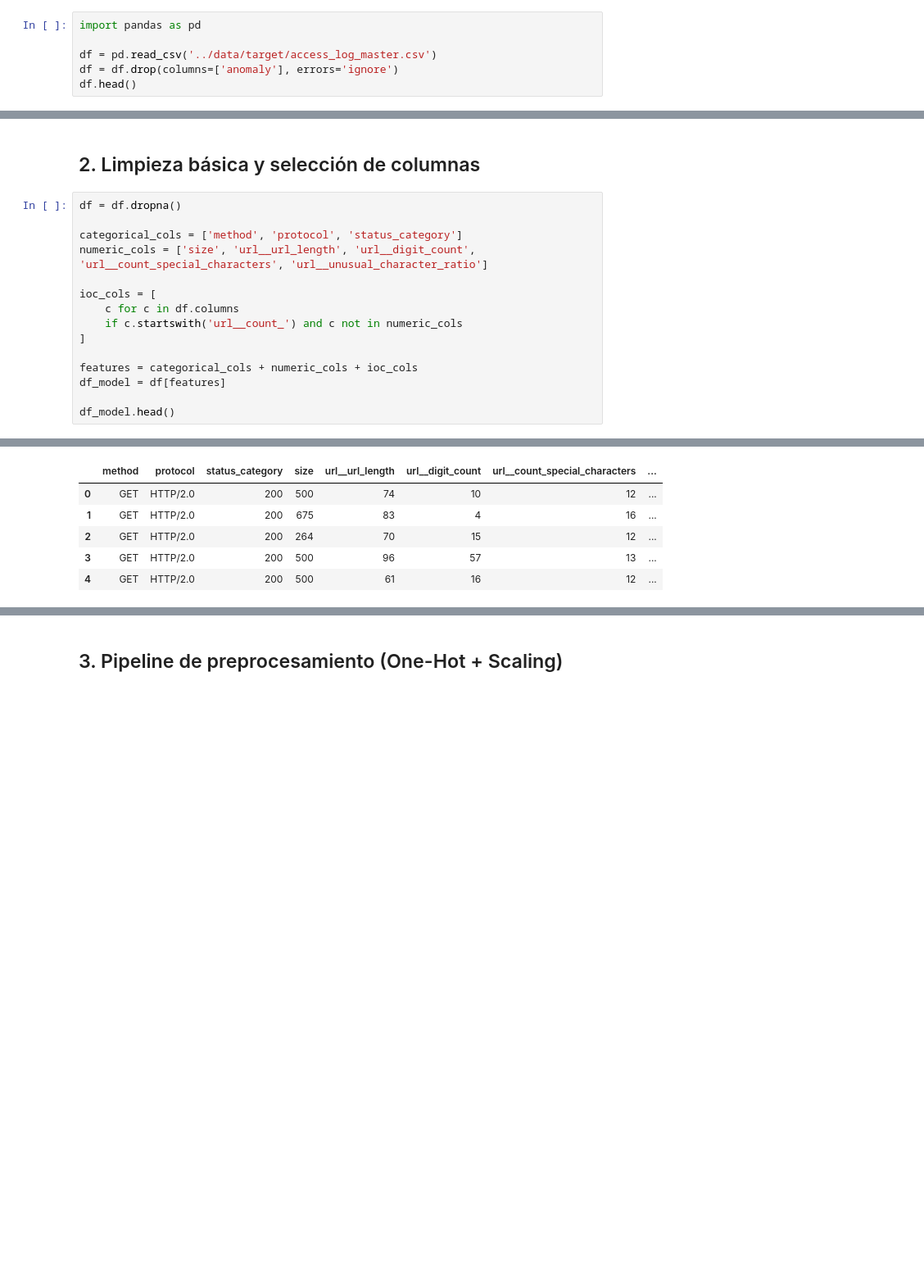
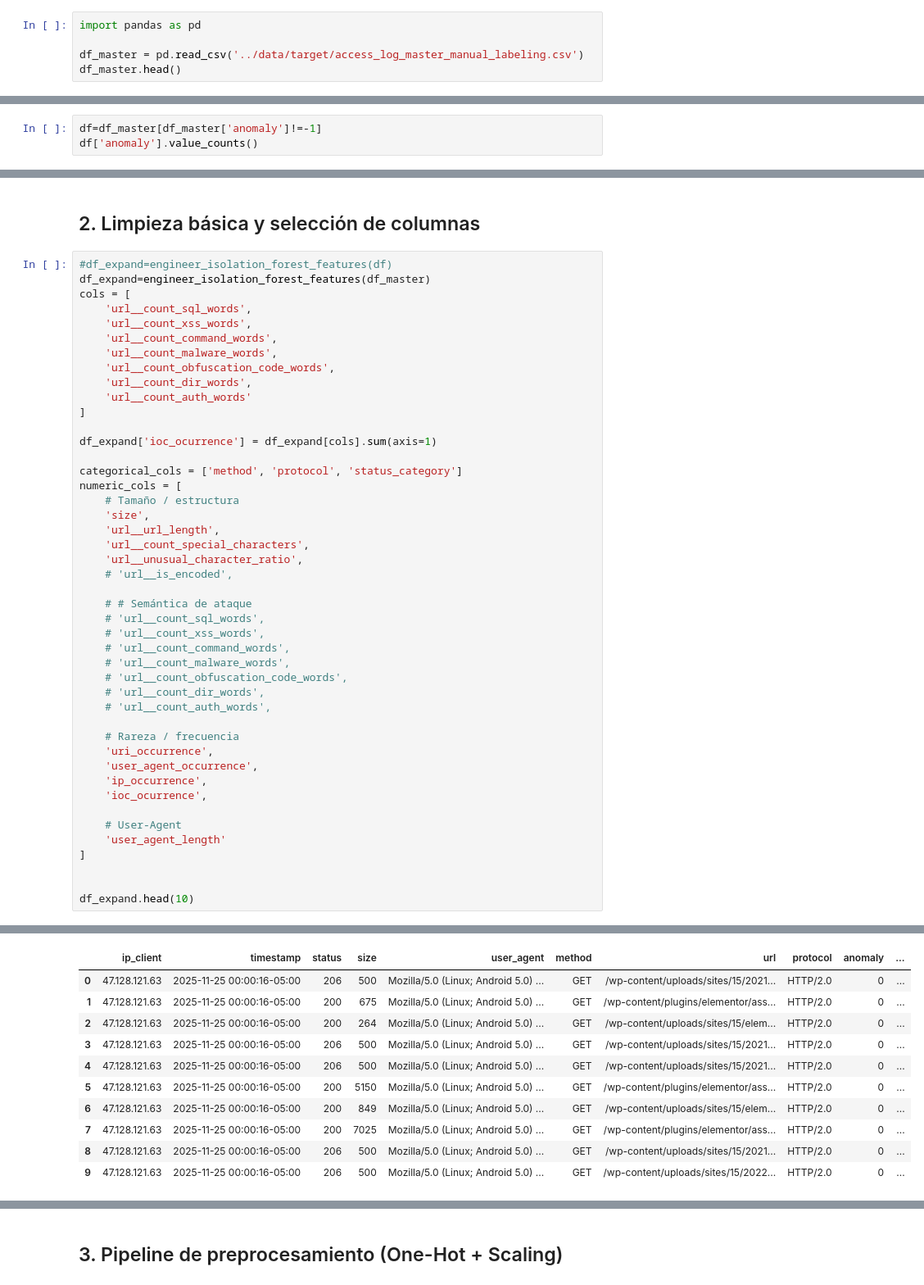
Before and after one commit to ZKDev01/cyber-attack-predictor, a Jupyter notebook: labs/using_unsupervised_model.ipynb, the cells around one changed output, grey strips where cells are left out. Shown at 82% size. Cells and saved outputs as stored; diff of their text form; blank space fills up the shorter version.

```diff
--- a/labs/using_unsupervised_model.ipynb
+++ b/labs/using_unsupervised_model.ipynb
@@ -18,7 +17,6 @@ dsdfsdf
 # %%
 import pandas as pd
 
-df = pd.read_csv('../data/target/access_log_master.csv')
-df = df.drop(columns=['anomaly'], errors='ignore')
-df.head()
+df_master = pd.read_csv('../data/target/access_log_master_manual_labeling.csv')
+df_master.head()
 # %% [output]
@@ -31,0 +30,3 @@ df.head()
+# %%
+df=df_master[df_master['anomaly']!=-1]
+df['anomaly'].value_counts()
@@ -32,18 +76,48 @@ df.head()
 # %% [markdown]
 ## 2. Limpieza básica y selección de columnas
 # %%
-df = df.dropna()
+#df_expand=engineer_isolation_forest_features(df)
+df_expand=engineer_isolation_forest_features(df_master)
+cols = [
+    'url__count_sql_words',
+    'url__count_xss_words',
+    'url__count_command_words',
+    'url__count_malware_words',
+    'url__count_obfuscation_code_words',
+    'url__count_dir_words',
+    'url__count_auth_words'
+]
+
+df_expand['ioc_ocurrence'] = df_expand[cols].sum(axis=1)
 
 categorical_cols = ['method', 'protocol', 'status_category']
-numeric_cols = ['size', 'url__url_length', 'url__digit_count', 'url__count_special_characters', 'url__unusual_character_ratio']
+numeric_cols = [
+    # Tamaño / estructura
+    'size',
+    'url__url_length',
+    'url__count_special_characters',
+    'url__unusual_character_ratio',
+    # 'url__is_encoded',
 
-ioc_cols = [
-    c for c in df.columns
-    if c.startswith('url__count_') and c not in numeric_cols
+    # # Semántica de ataque
+    # 'url__count_sql_words',
+    # 'url__count_xss_words',
+    # 'url__count_command_words',
+    # 'url__count_malware_words',
+    # 'url__count_obfuscation_code_words',
+    # 'url__count_dir_words',
+    # 'url__count_auth_words',
+
+    # Rareza / frecuencia
+    'uri_occurrence',
+    'user_agent_occurrence',
+    'ip_occurrence',
+    'ioc_ocurrence',
+
+    # User-Agent
+    'user_agent_length'
 ]
 
-features = categorical_cols + numeric_cols + ioc_cols
-df_model = df[features]
 
-df_model.head()
+df_expand.head(10)
 # %% [output]
@@ -50,6 +125,11 @@ df_model.head()
-|  | method | protocol | status_category | size | url__url_length | url__digit_count | url__count_special_characters | ... |
-| 0 | GET | HTTP/2.0 | 200 | 500 | 74 | 10 | 12 | ... |
-| 1 | GET | HTTP/2.0 | 200 | 675 | 83 | 4 | 16 | ... |
-| 2 | GET | HTTP/2.0 | 200 | 264 | 70 | 15 | 12 | ... |
-| 3 | GET | HTTP/2.0 | 200 | 500 | 96 | 57 | 13 | ... |
-| 4 | GET | HTTP/2.0 | 200 | 500 | 61 | 16 | 12 | ... |
+|  | ip_client | timestamp | status | size | user_agent | method | url | protocol | anomaly | ... |
+| 0 | 47.128.121.63 | 2025-11-25 00:00:16-05:00 | 206 | 500 | Mozilla/5.0 (Linux; Android 5.0) ... | GET | /wp-content/uploads/sites/15/2021... | HTTP/2.0 | 0 | ... |
+| 1 | 47.128.121.63 | 2025-11-25 00:00:16-05:00 | 200 | 675 | Mozilla/5.0 (Linux; Android 5.0) ... | GET | /wp-content/plugins/elementor/ass... | HTTP/2.0 | 0 | ... |
+| 2 | 47.128.121.63 | 2025-11-25 00:00:16-05:00 | 200 | 264 | Mozilla/5.0 (Linux; Android 5.0) ... | GET | /wp-content/uploads/sites/15/elem... | HTTP/2.0 | 0 | ... |
+| 3 | 47.128.121.63 | 2025-11-25 00:00:16-05:00 | 206 | 500 | Mozilla/5.0 (Linux; Android 5.0) ... | GET | /wp-content/uploads/sites/15/2021... | HTTP/2.0 | 0 | ... |
+| 4 | 47.128.121.63 | 2025-11-25 00:00:16-05:00 | 206 | 500 | Mozilla/5.0 (Linux; Android 5.0) ... | GET | /wp-content/uploads/sites/15/2021... | HTTP/2.0 | 0 | ... |
+| 5 | 47.128.121.63 | 2025-11-25 00:00:16-05:00 | 200 | 5150 | Mozilla/5.0 (Linux; Android 5.0) ... | GET | /wp-content/plugins/elementor/ass... | HTTP/2.0 | 0 | ... |
+| 6 | 47.128.121.63 | 2025-11-25 00:00:16-05:00 | 200 | 849 | Mozilla/5.0 (Linux; Android 5.0) ... | GET | /wp-content/uploads/sites/15/elem... | HTTP/2.0 | 0 | ... |
+| 7 | 47.128.121.63 | 2025-11-25 00:00:16-05:00 | 200 | 7025 | Mozilla/5.0 (Linux; Android 5.0) ... | GET | /wp-content/plugins/elementor/ass... | HTTP/2.0 | 0 | ... |
+| 8 | 47.128.121.63 | 2025-11-25 00:00:16-05:00 | 206 | 500 | Mozilla/5.0 (Linux; Android 5.0) ... | GET | /wp-content/uploads/sites/15/2021... | HTTP/2.0 | 0 | ... |
+| 9 | 47.128.121.63 | 2025-11-25 00:00:16-05:00 | 206 | 500 | Mozilla/5.0 (Linux; Android 5.0) ... | GET | /wp-content/uploads/sites/15/2022... | HTTP/2.0 | 0 | ... |
```
Also changed, not shown: parts of 24 cells of this notebook, 5 other files.
